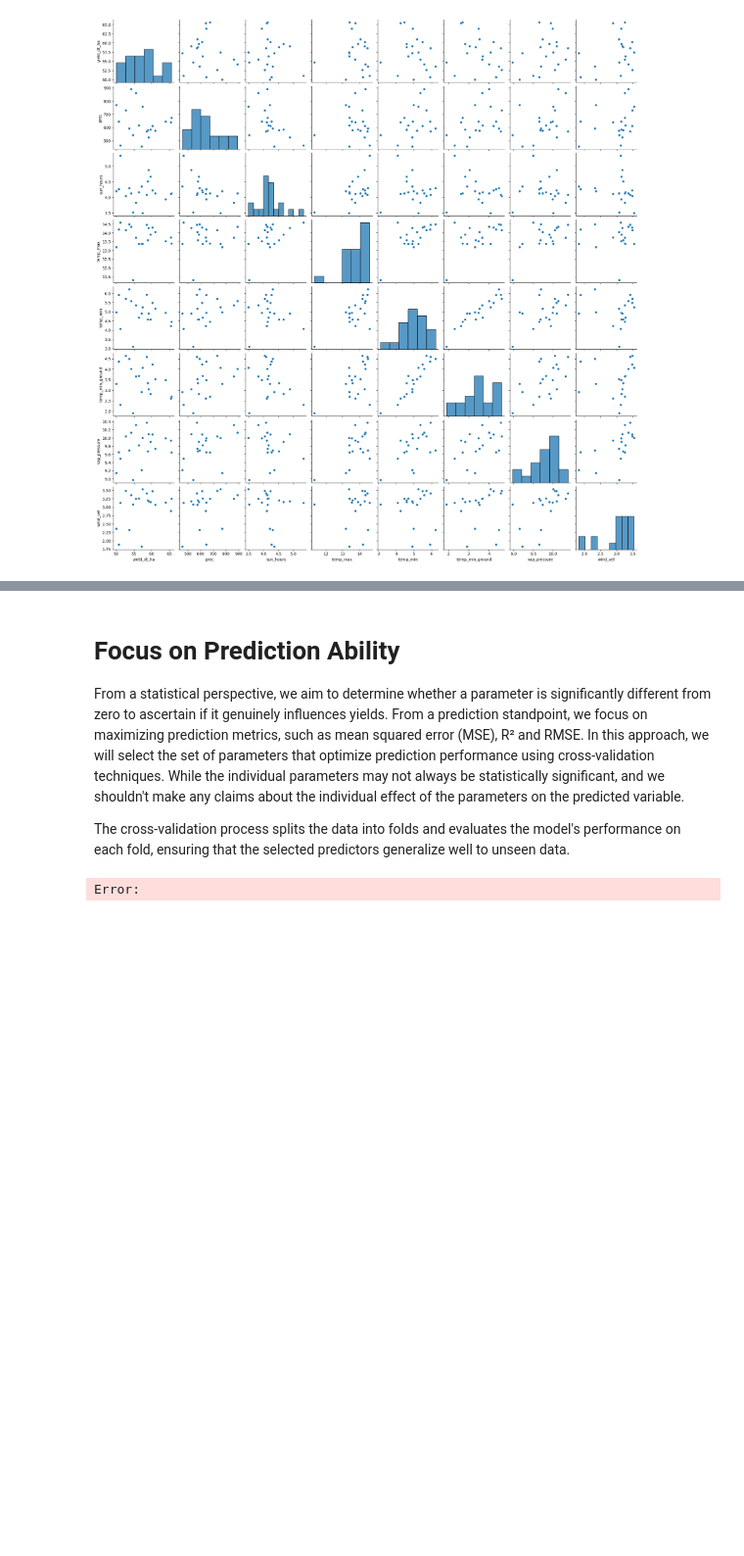
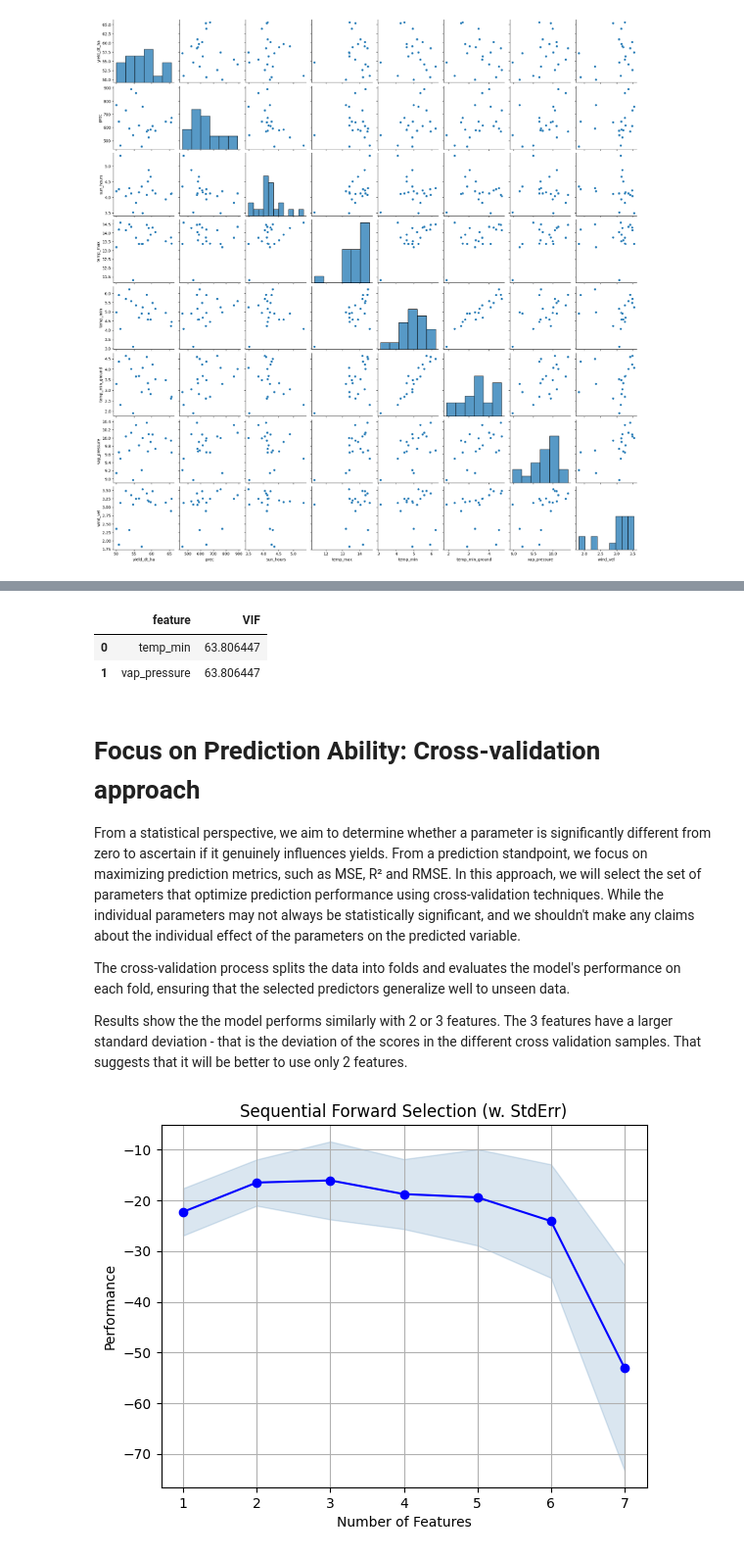
Before and after one commit to germanmandrini/barley_yield_prediction, a Jupyter notebook: code/model.ipynb, the cells around one changed output, grey strips where cells are left out. Shown at 98% size. Cells and saved outputs as stored; diff of their text form; code cells hidden in the pictures; blank space fills up the shorter version.

```diff
--- a/code/model.ipynb
+++ b/code/model.ipynb
@@ -198,43 +218,50 @@ display(results_df)
+# %%
+# Test for Multicollinearity
+
+# Get the selected features
+selected_features = ['temp_min', 'vap_pressure']
+X_selected = data_df[selected_features]
+
+# Add a constant term for the intercept
+# X_selected_with_const = sm.add_constant(X_selected)
+
+# Calculate VIF for each feature
+vif_data = pd.DataFrame()
+vif_data["feature"] = X_selected.columns
+vif_data["VIF"] = [variance_inflation_factor(X_selected.values, i) for i in range(X_selected.shape[1])]
+vif_data
+# %% [output]
+|  | feature | VIF |
+| 0 | temp_min | 63.806447 |
+| 1 | vap_pressure | 63.806447 |
 # %% [markdown]
-# Focus on Prediction Ability
+# Focus on Prediction Ability: Cross-validation approach
 
-From a statistical perspective, we aim to determine whether a parameter is significantly different from zero to ascertain if it genuinely influences yields. From a prediction standpoint, we focus on maximizing  prediction metrics, such as mean squared error (MSE), R² and RMSE. In this approach, we will select the set of parameters that optimize prediction performance using cross-validation techniques. While the individual parameters may not always be statistically significant, and we shouldn't make any claims about the individual effect of the parameters on the predicted variable.
+From a statistical perspective, we aim to determine whether a parameter is significantly different from zero to ascertain if it genuinely influences yields. From a prediction standpoint, we focus on maximizing  prediction metrics, such as MSE, R² and RMSE. In this approach, we will select the set of parameters that optimize prediction performance using cross-validation techniques. While the individual parameters may not always be statistically significant, and we shouldn't make any claims about the individual effect of the parameters on the predicted variable.
 
 The cross-validation process splits the data into folds and evaluates the model's performance on each fold, ensuring that the selected predictors generalize well to unseen data.
+
+Results show the the model performs similarly with 2 or 3 features. The 3 features have a larger standard deviation - that is the deviation of the scores in the different cross validation samples. That suggests that it will be better to use only 2 features.
 # %%
-from mlxtend.feature_selection import SequentialFeatureSelector as SFS
-from sklearn.linear_model import LinearRegression
+%%capture
+# https://rasbt.github.io/mlxtend/user_guide/feature_selection/SequentialFeatureSelector/
 
-# https://medium.com/@kelvinsang97/feature-selection-stepwise-regression-forward-selection-and-backward-elimination-with-python-d53230be995c
 target = 'yield_dt_ha'
 predictors = ['prec', 'sun_hours', 'temp_max', 'temp_min', 'temp_min_ground', 'vap_pressure', 'wind_vel']
 
 y = data_df[target]
 X = data_df[predictors]
 
-linearreg = LinearRegression()
-
-
 # Initialize linear regression model
-linearreg = LinearRegression()
+lr = LinearRegression()
 
 # Forward selection with cross-validation
-forward = SFS(estimator=linearreg,
-              k_features=3,
-              forward=True,
-              floating=False,
-              verbose=False,
-              scoring="neg_mean_squared_error",)
+forward = SFS(lr,
+          k_features=7,
+          forward=True,
+          floating=True,
+          scoring='neg_mean_squared_error',
+          verbose=0,
+          cv=5)
 
-sf = forward.fit(X,y)
-
-feat_names = list(sf.k_feature_names_)
-print(feat_names)
-
-print(sf.k_feature_idx_)
-
-X_opt = sm.add_constant(data_df[feat_names])
-regressor_OLS = sm.OLS(endog=y,exog=X_opt).fit()
-regressor_OLS.summary()
+sfs = forward.fit(X,y)
-# %% [output]
-Error:
@@ -246,0 +268,8 @@ regressor_OLS.summary()
+# %%
+fig = plot_sfs(sfs.get_metric_dict(), kind='std_err')
+
+plt.title('Sequential Forward Selection (w. StdErr)')
+plt.grid()
+plt.show()
+# %% [output]
+[figure, added]
```
Also changed, not shown: parts of 15 cells of this notebook, 1 other file.
